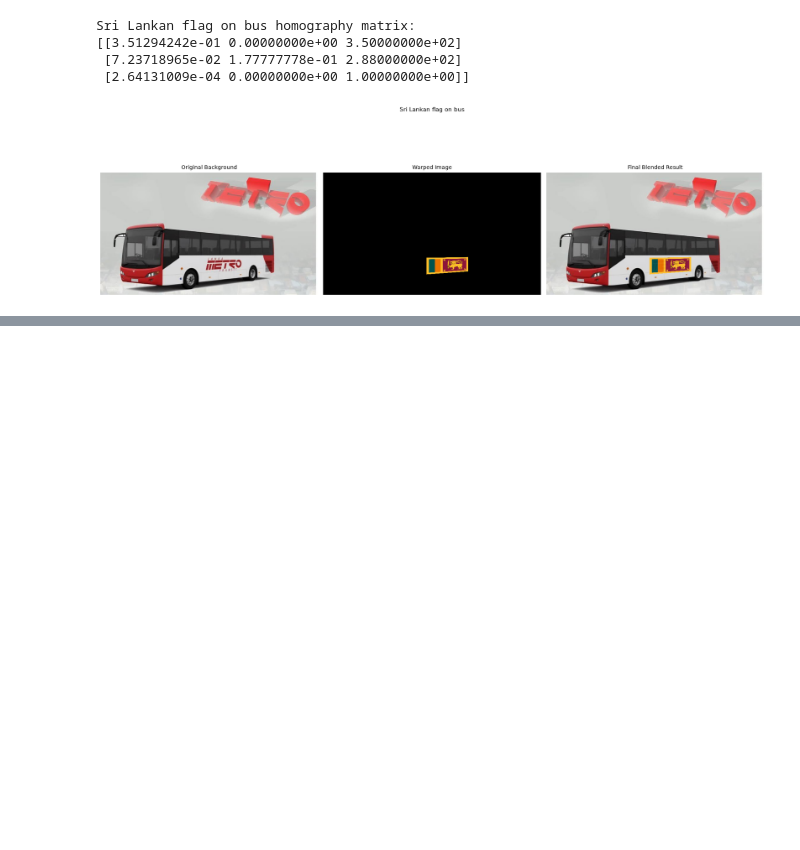
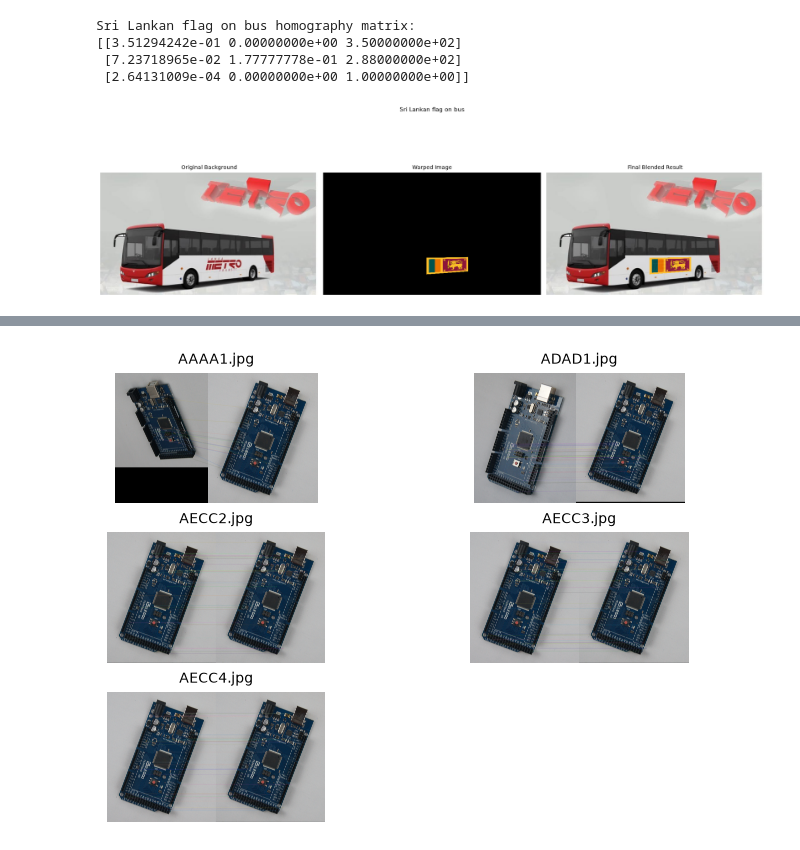
Before and after one commit to gunasekaraks/Fitting-and-Alignment, a Jupyter notebook: getting_started.ipynb, the cells around one changed output, grey strips where cells are left out. Saved outputs shown, nothing was run; the diff lists cells and outputs as text; code cells hidden in the pictures; blank space fills up the shorter version.

```diff
--- a/getting_started.ipynb
+++ b/getting_started.ipynb
@@ -688,0 +633,24 @@ AECC4.jpg: alignment completed
+# %%
+extensions = {".jpg", ".jpeg", ".png", ".bmp", ".tif", ".tiff"}
+
+pcb_paths = sorted(
+    path for path in PCB_DIR.iterdir()
+    if path.suffix.lower() in extensions
+    and path.resolve() != TEMPLATE_PATH.resolve()
+)
+
+if not pcb_paths:
+    raise FileNotFoundError(f"No PCB test images found in {PCB_DIR}")
+
+results = {}
+rows = []
+
+for path in pcb_paths:
+    try:
+        result = align_pcb(read_image(path))
+        results[path.name] = result
+        rows.append({"Image": path.name, "Status": "OK", **result["metrics"]})
+    except (ValueError, cv.error) as error:
+        rows.append({"Image": path.name, "Status": str(error)})
+
+display(pd.DataFrame(rows).round(3))
@@ -688,0 +664,19 @@ AECC4.jpg: alignment completed
+# %%
+if results:
+    names = list(results)
+    columns = 2
+    rows = (len(names) + columns - 1) // columns
+
+    fig, axes = plt.subplots(
+        rows, columns, figsize=(6.6, 1.45*rows), squeeze=False
+    )
+
+    for ax, name in zip(axes.flat, names):
+        show_image(ax, results[name]["matches"], name)
+
+    for ax in axes.flat[len(names):]:
+        ax.axis("off")
+
+    plt.show()
+# %% [output]
+[figure, added]
```
Also changed, not shown: parts of 11 cells of this notebook, 3 other files.
